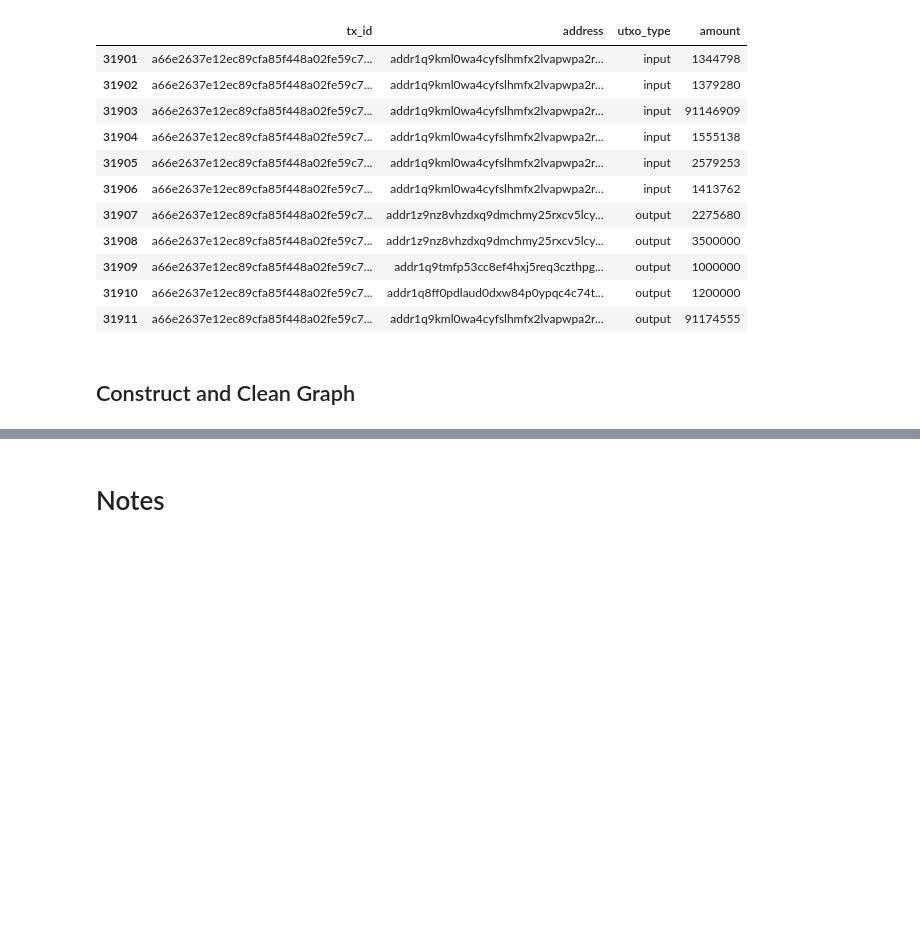
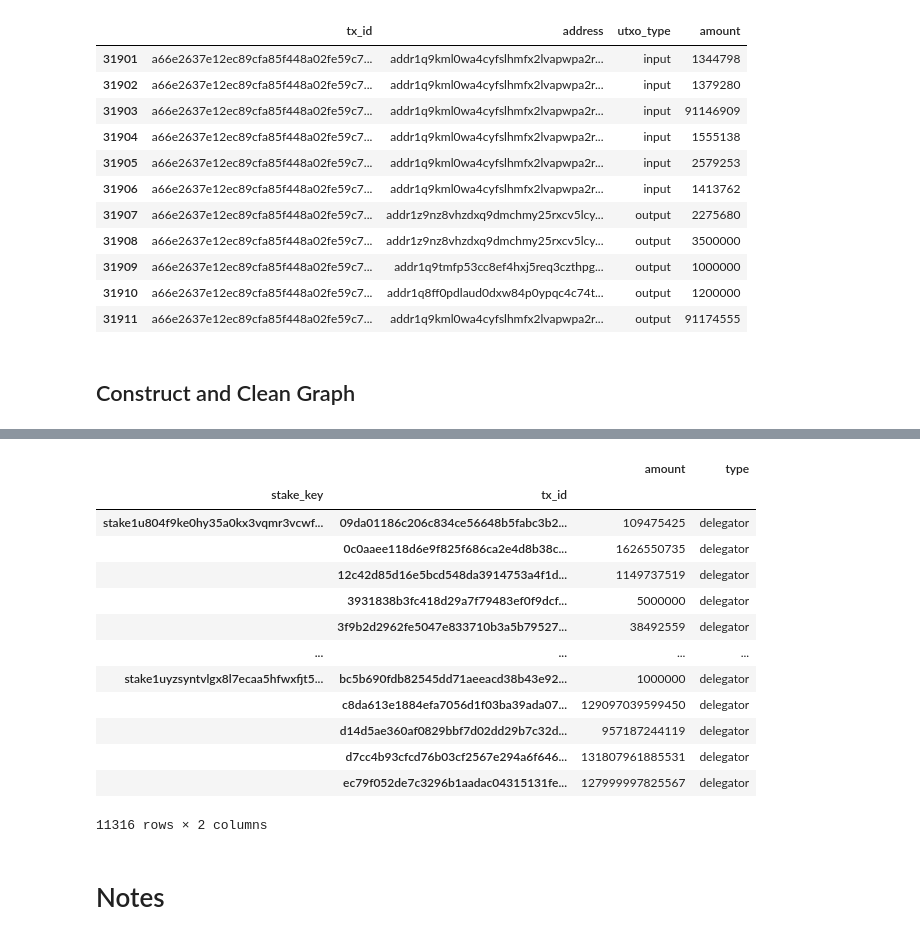
Before and after one commit to alvail/caa-cardano-exchanges, a Jupyter notebook: notebooks/binance.ipynb, the cells around one changed output, grey strips where cells are left out. Drawn from its saved outputs; the diff is of its cells as text; code cells hidden in the pictures; blank space fills up the shorter version.

```diff
--- a/notebooks/binance.ipynb
+++ b/notebooks/binance.ipynb
@@ -128,3 +132,31 @@ joined[joined['stake_key'].notna()].set_index('stake_key').join(pools.set_index(
+# %%
+def aggregate(df):
+    result = {
+        # 'stake_key': df.stake_key.iloc[0],
+        # 'tx_id': df.tx_id.iloc[0],
+        'amount': df.amount.sum(),
+        'type': df.type.iloc[0]
+    }
+    return pd.Series(result)
+
+
+aggregated = joined[joined['type'].isin(['owner', 'delegator'])].groupby(['stake_key', 'tx_id']).apply(aggregate)
+aggregated
+# %% [output]
+|  |  | amount | type |
+| stake_key | tx_id |  |  |
+| stake1u804f9ke0hy35a0kx3vqmr3vcwf... | 09da01186c206c834ce56648b5fabc3b2... | 109475425 | delegator |
+|  | 0c0aaee118d6e9f825f686ca2e4d8b38c... | 1626550735 | delegator |
+|  | 12c42d85d16e5bcd548da3914753a4f1d... | 1149737519 | delegator |
+|  | 3931838b3fc418d29a7f79483ef0f9dcf... | 5000000 | delegator |
+|  | 3f9b2d2962fe5047e833710b3a5b79527... | 38492559 | delegator |
+| ... | ... | ... | ... |
+| stake1uyzsyntvlgx8l7ecaa5hfwxfjt5... | bc5b690fdb82545dd71aeeacd38b43e92... | 1000000 | delegator |
+|  | c8da613e1884efa7056d1f03ba39ada07... | 129097039599450 | delegator |
+|  | d14d5ae360af0829bbf7d02dd29b7c32d... | 957187244119 | delegator |
+|  | d7cc4b93cfcd76b03cf2567e294a6f646... | 131807961885531 | delegator |
+|  | ec79f052de7c3296b1aadac04315131fe... | 127999997825567 | delegator |
+11316 rows × 2 columns
 # %% [markdown]
 # Notes
 # %%
```
Also changed, not shown: parts of 4 cells of this notebook.
